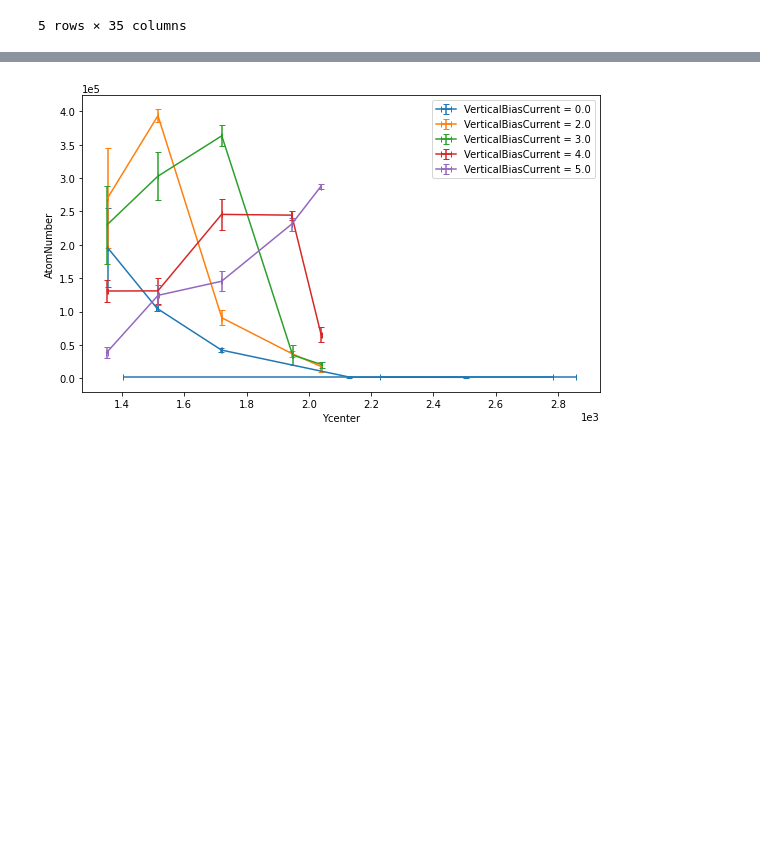
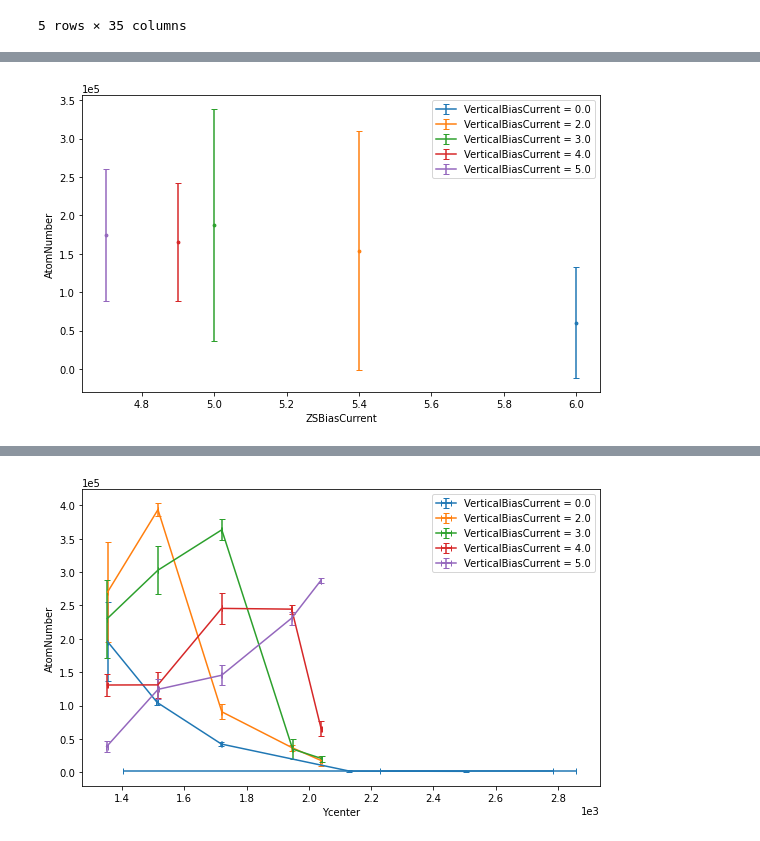
Before and after one commit to insommer/AnalysisCode, a Jupyter notebook: Applications/Result Analysis.ipynb, the cells around one changed output, grey strips where cells are left out. Drawn from its saved outputs; the diff is of its cells as text; code cells hidden in the pictures; blank space fills up the shorter version.

```diff
--- a/Applications/Result Analysis.ipynb
+++ b/Applications/Result Analysis.ipynb
@@ -473,3 +476,9 @@ def PlotFromDataCSV(filePath, xVariable, yVariable,
     plt.show()
 
     return fig, ax
+# %%
+path = r'Z:\ats317group\Data\ODT Data 11.22'
+fig, ax = PlotFromDataCSV(path, 'ZSBiasCurrent', 'AtomNumber', filterlist=['wait==30'],
+                iterateVariable='VerticalBiasCurrent', groupby='ZSBiasCurrent')
+# %% [output]
+[figure, added]
```
Also changed, not shown: parts of 3 cells of this notebook, 6 other files.
